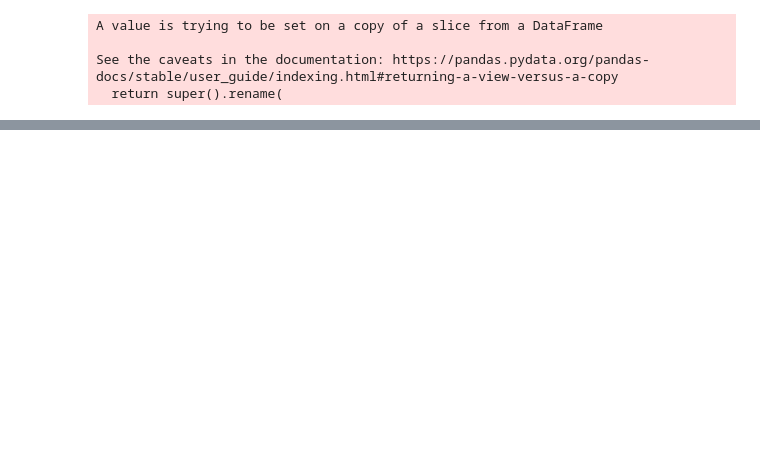
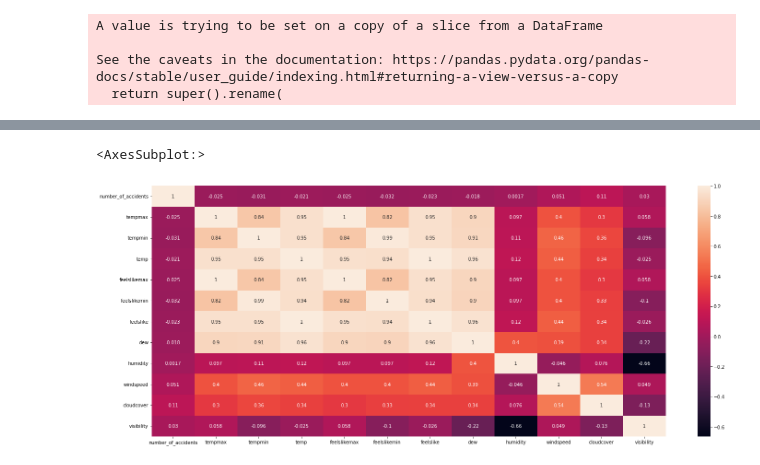
Before and after one commit to ersan-kucukoglu/accidents_python-project, a Jupyter notebook: code/data_manipulation.ipynb, the cells around one changed output, grey strips where cells are left out. Saved outputs shown, nothing was run; the diff lists cells and outputs as text; code cells hidden in the pictures; blank space fills up the shorter version.

```diff
--- a/code/data_manipulation.ipynb
+++ b/code/data_manipulation.ipynb
@@ -277,0 +392,10 @@ df.to_csv('/Users/ersankucukoglu/Desktop/Projects/accidents_python-project/data/
+# %%
+#correlation table
+dategrouped_corr = dategrouped.corr()
+plt.figure(figsize=(25,10))
+sns.heatmap(dategrouped_corr, annot=True)
+
+#weak correlation
+# %% [output]
+<AxesSubplot:>
+[figure, added]
```
Also changed, not shown: parts of 13 cells of this notebook.
